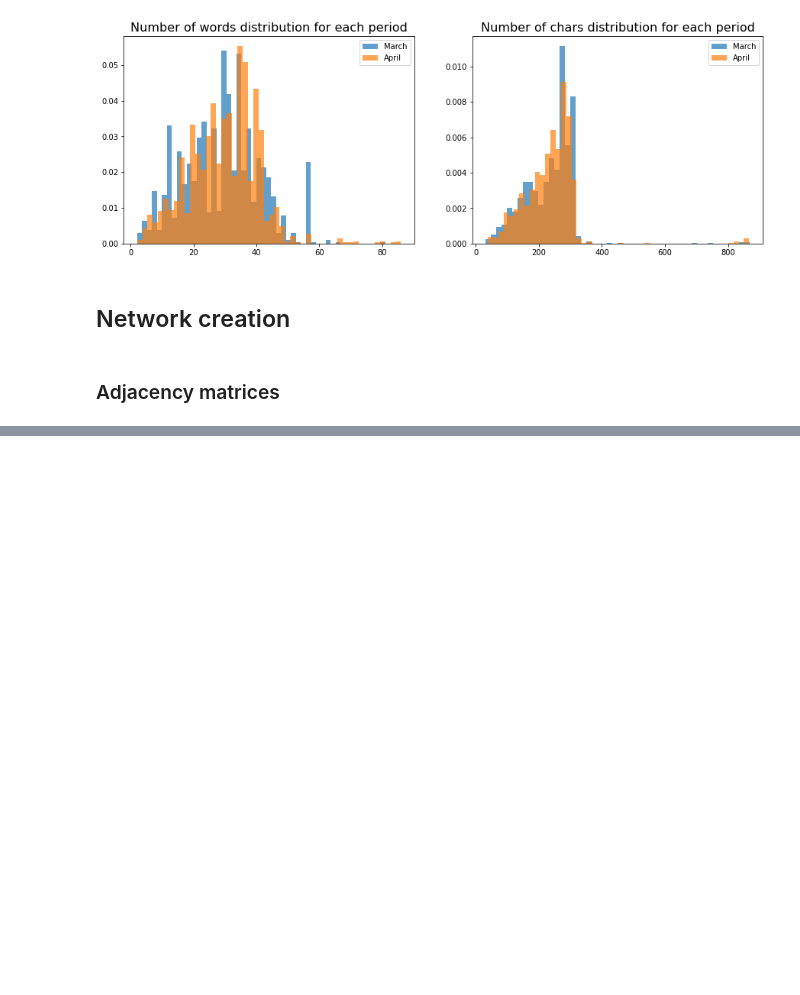
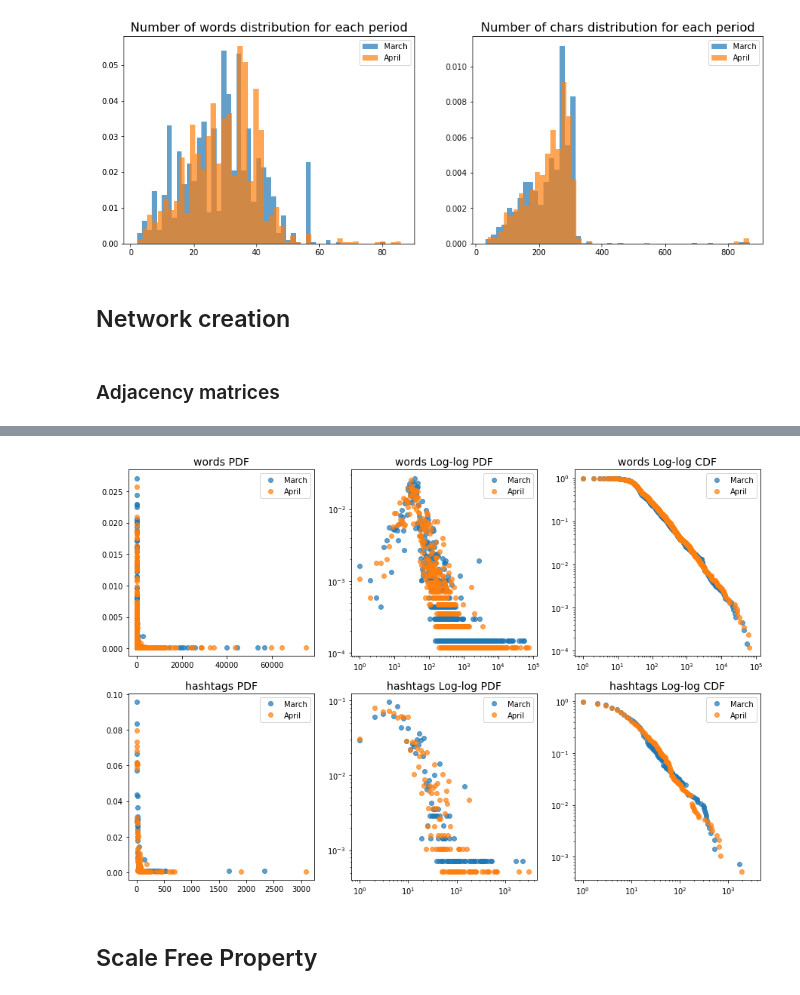
Before and after one commit to Mmiglio/ClimateAction, a Jupyter notebook: Untitled.ipynb, the cells around one changed output, grey strips where cells are left out. Saved outputs shown, nothing was run; the diff lists cells and outputs as text; code cells hidden in the pictures; blank space fills up the shorter version.

```diff
--- a/Untitled.ipynb
+++ b/Untitled.ipynb
@@ -215,0 +275,33 @@ _ = plt.show()
+# %%
+# Define function for plotting degree analysis
+
+# Initialize plot
+fig, axs = plt.subplots(2, 3, figsize=(15, 10))
+
+# Loops over network types
+for j, net_type in enumerate(["words", "hashtags"]):
+
+    # Set subplots titles
+    _ = axs[j,0].set_title(net_type+' PDF',fontsize=14)
+    _ = axs[j,1].set_title(net_type+' Log-log PDF',fontsize=14)
+    _ = axs[j,2].set_title(net_type+' Log-log CDF',fontsize=14)
+
+    # Create plot for each network
+    for i, period in enumerate(networks):
+
+        # Compute degree statistics
+        k, count, pdf, cdf = networks[period][net_type].get_degree_stats()
+        # Make plots
+        _ = axs[j,0].plot(k, pdf, 'o', alpha=.7)
+        _ = axs[j,1].loglog(k, pdf, 'o', alpha=.7)
+        _ = axs[j,2].loglog(k, cdf, 'o', alpha=.7)
+
+        # Show plots
+        _ = [axs[j,k].legend([str(y) for y in networks], loc='upper right') for k in range(3)]
+
+#_ = plt.savefig('images/analysis/degree_distr.png')
+_ = plt.show()
+# %% [output]
+[figure, added]
+# %% [markdown]
+## Scale Free Property
```
Also changed, not shown: parts of 7 cells of this notebook, 3 other files.
